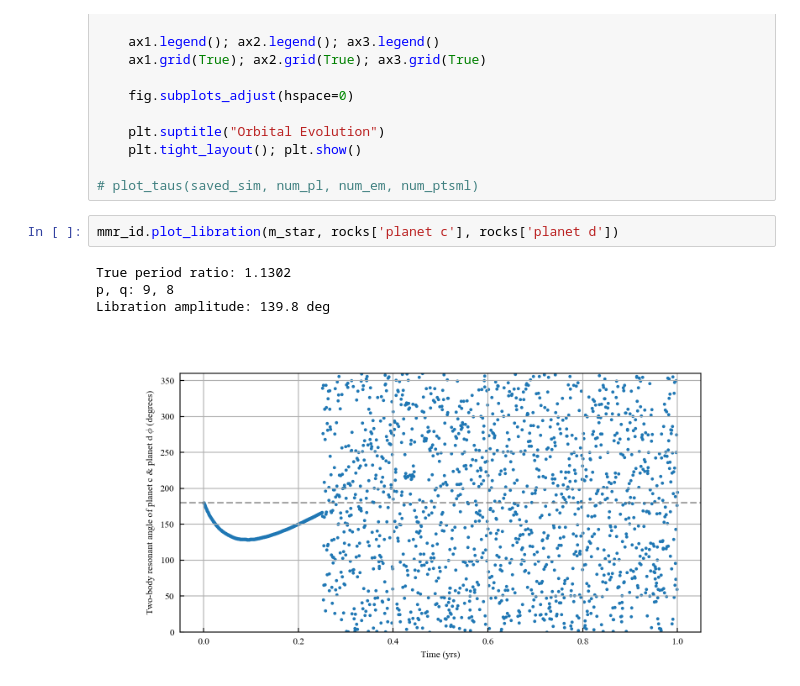
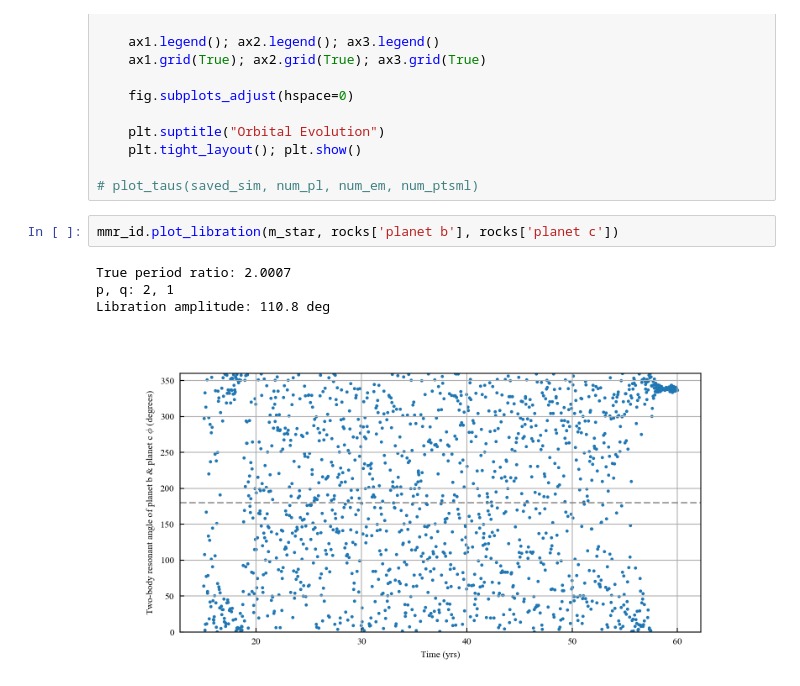
Before and after one commit to dchen10Git/uh-ifa-reu-2026, a Jupyter notebook: analyze_sims.ipynb, the cells around one changed output. Drawn from its saved outputs; the diff is of its cells as text.

```diff
--- a/analyze_sims.ipynb
+++ b/analyze_sims.ipynb
@@ -659,9 +774,9 @@ def plot_taus(sim_data, num_pl, num_em, num_ptsml, t_units='kyr'):
 
 # plot_taus(saved_sim, num_pl, num_em, num_ptsml)
 # %%
-mmr_id.plot_libration(m_star, rocks['planet c'], rocks['planet d'])
+mmr_id.plot_libration(m_star, rocks['planet b'], rocks['planet c'])
 # %% [output]
-True period ratio: 1.1302
-p, q: 9, 8
-Libration amplitude: 139.8 deg
+True period ratio: 2.0007
+p, q: 2, 1
+Libration amplitude: 110.8 deg
-[figure, old version]
+[figure, new version]
```
Also changed, not shown: parts of 9 cells of this notebook, 3 other files.
